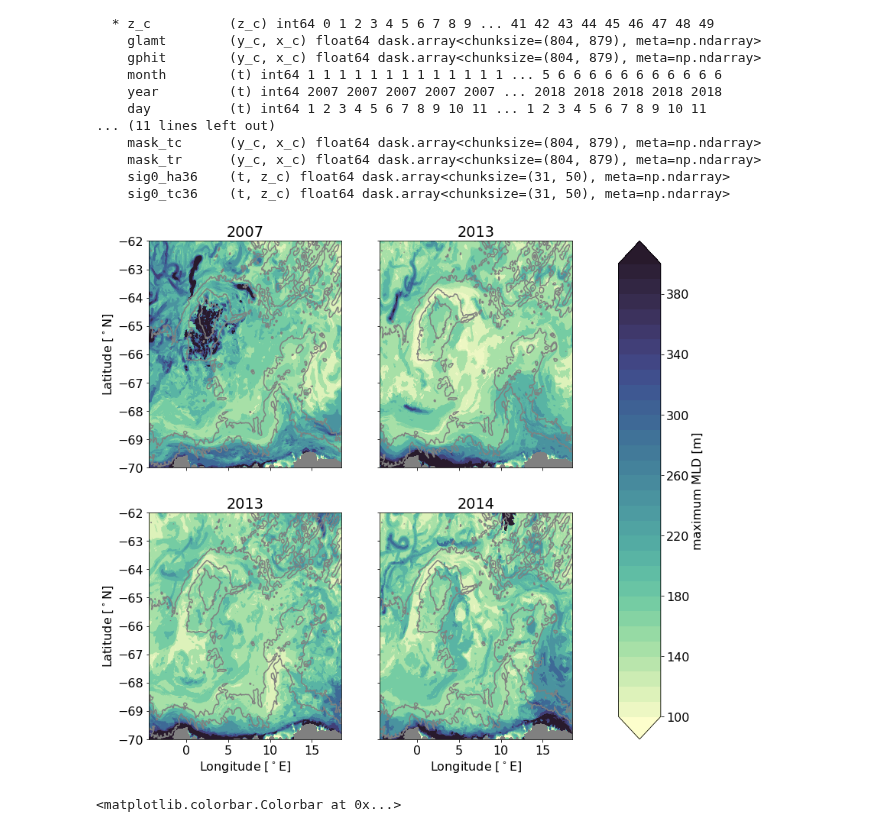
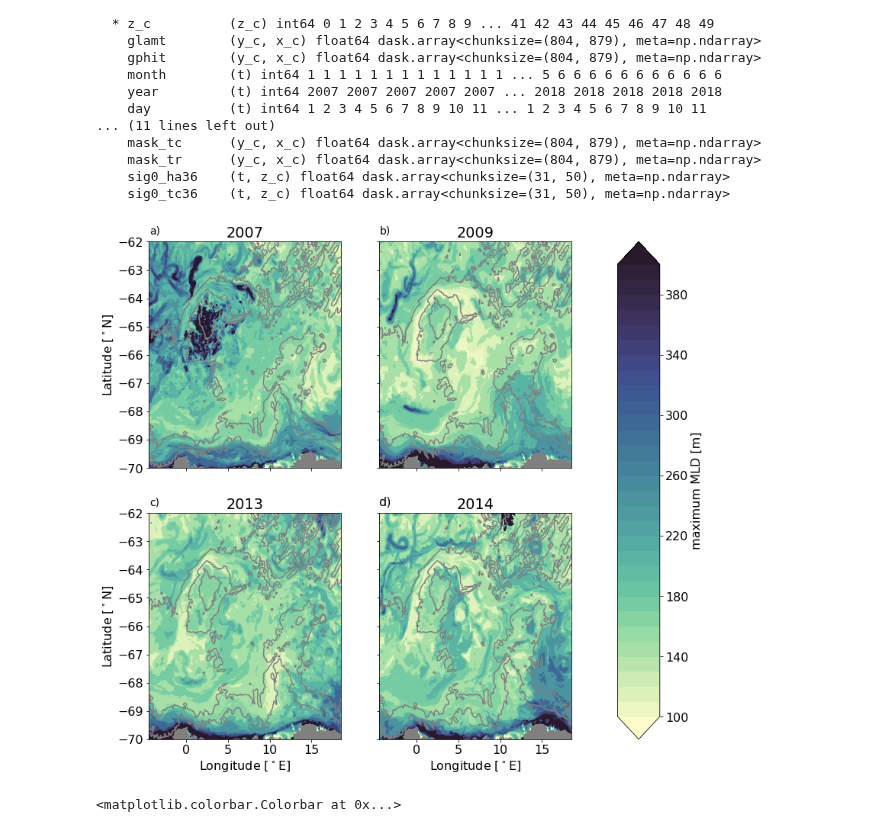
Before and after one commit to bguelk/JGR_2023_MaudRise, a Jupyter notebook: plot_figures/Untitled.ipynb, the cells around one changed output. Drawn from its saved outputs; the diff is of its cells as text; code cells hidden in the pictures.

```diff
--- a/plot_figures/Untitled.ipynb
+++ b/plot_figures/Untitled.ipynb
@@ -210,41 +210,45 @@ ax.set_title('2007')
 ax.set_xlabel('')
 ax.set_xticklabels([])
 ax.set_ylabel('Latitude [$^\circ$N]')
+ax.text(0.03, 1.05, 'a)', horizontalalignment='center',verticalalignment='center', transform=ax.transAxes,fontsize='14')
 ax=ax2
 ds36.mldr10_1.where(ds36.year==2009).max(dim='t').plot.contourf(x="glamt",y="gphit",ax=ax,vmin=vamin,vmax=vamax,levels=lev,cmap=cmo.deep,add_colorbar=False)
 ds36.bathy_meter.plot.contour(x="glamt",y="gphit",ax=ax,levels=[2500,3500,5000],colors='grey')
 ds36.bathy_meter.where(ds36.bathy_meter<1).plot.contourf(x="glamt",y="gphit",ax=ax,colors='gray',add_colorbar=False)
 ax.set_xlim((-4.5,18.5))
 ax.set_ylim(-70,-62)
-ax.set_title('2013')
+ax.set_title('2009')
 ax.set_xlabel('')
 ax.set_ylabel('')
 ax.set_xticklabels([])
 ax.set_yticklabels([])
+ax.text(0.03, 1.05, 'b)', horizontalalignment='center',verticalalignment='center', transform=ax.transAxes,fontsize='14')
 ax=ax3
 ds36.mldr10_1.where(ds36.year==2013).max(dim='t').plot.contourf(x="glamt",y="gphit",ax=ax,vmin=vamin,vmax=vamax,levels=lev,cmap=cmo.deep,add_colorbar=False)
 ds36.bathy_meter.plot.contour(x="glamt",y="gphit",ax=ax,levels=[2500,3500,5000],colors='grey')
 ds36.bathy_meter.where(ds36.bathy_meter<1).plot.contourf(x="glamt",y="gphit",ax=ax,colors='gray',add_colorbar=False)
 ax.set_xlim((-4.5,18.5))
 ax.set_ylim(-70,-62)
 ax.set_title('2013')
 ax.set_ylabel('Latitude [$^\circ$N]')
 ax.set_xlabel('Longitude [$^\circ$E]')
+ax.text(0.03, 1.05, 'c)', horizontalalignment='center',verticalalignment='center', transform=ax.transAxes,fontsize='14')
 ax=ax4
 cbm=ds36.mldr10_1.where(ds36.year==2014).max(dim='t').plot.contourf(x="glamt",y="gphit",ax=ax,vmin=vamin,vmax=vamax,levels=lev,cmap=cmo.deep,add_colorbar=False)
 ds36.bathy_meter.plot.contour(x="glamt",y="gphit",ax=ax,levels=[2500,3500,5000],colors='grey')
 ds36.bathy_meter.where(ds36.bathy_meter<1).plot.contourf(x="glamt",y="gphit",ax=ax,colors='gray',add_colorbar=False)
 ax.set_xlim((-4.5,18.5))
 ax.set_ylim(-70,-62)
 ax.set_title('2014')
 ax.set_ylabel('')
 ax.set_yticklabels([])
 ax.set_xlabel('Longitude [$^\circ$E]')
+ax.text(0.03, 1.05, 'd)', horizontalalignment='center',verticalalignment='center', transform=ax.transAxes,fontsize='16')
 
 plt.colorbar(cbm,cax=col_ax,label='maximum MLD [m]')
 plt.savefig('./max_mld_m36.jpg',dpi=300)
 # %% [output]
-[figure, old version]
+[figure, new version]
 # %%
 fig = plt.figure(figsize=(12,12))
 gs = GridSpec(1,2, width_ratios=[1,.1],wspace=.2)#,wspace=0.3)
```
Also changed, not shown: 1 other file.
